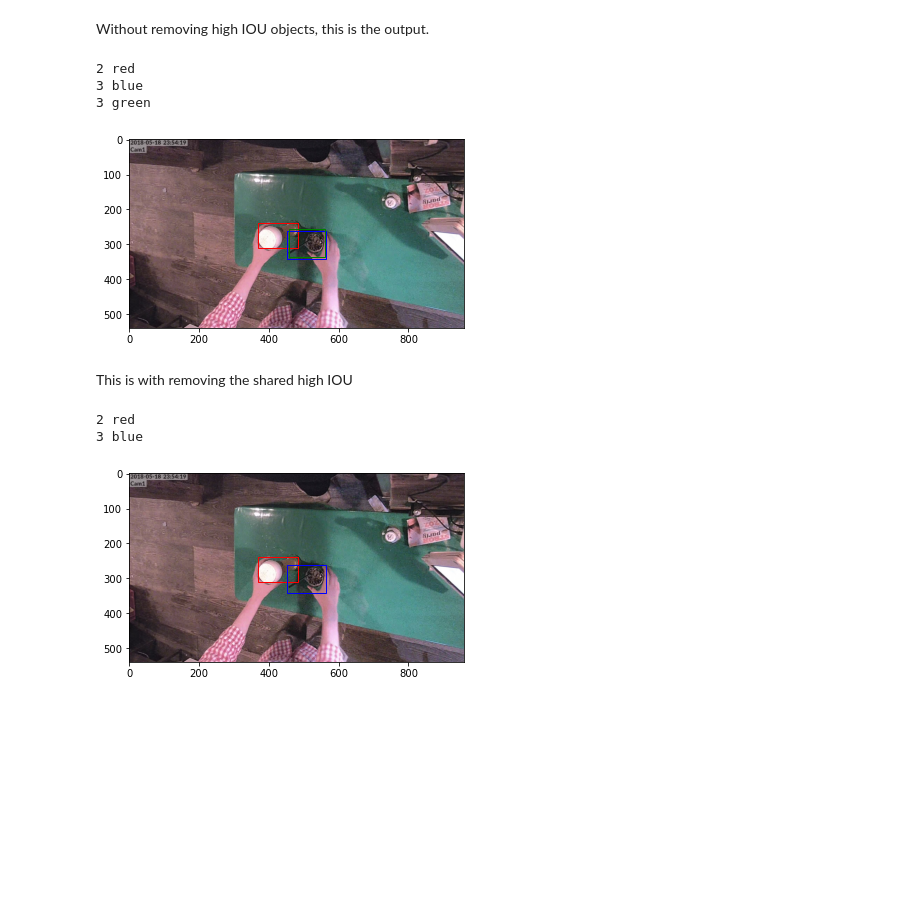
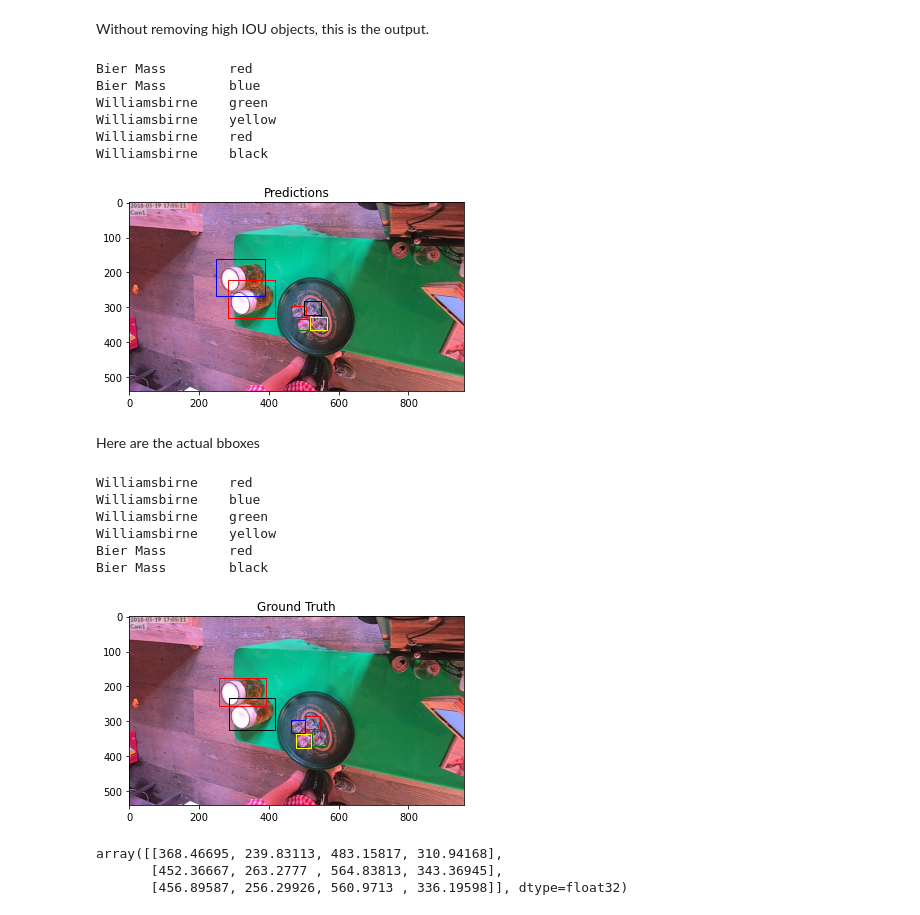
Before and after one commit to sbembry/Oktoberfest, a Jupyter notebook: code/centernet/Inference.ipynb, the cells around one changed output. Cells and saved outputs as stored; diff of their text form; code cells hidden in the pictures; blank space fills up the shorter version.

```diff
--- a/code/centernet/Inference.ipynb
+++ b/code/centernet/Inference.ipynb
@@ -22,7 +22,7 @@ def predict(image_path, model):
     out = model(img)
     return orig, out
 # %%
-image, out = predict('../../data/test/1526680458785_20.jpg', model)
+image, out = predict('../../data/test/1526742310765_20.jpg', model)
 # %%
 def remove_extra_boxes(boxes, classes):
     good_boxes, good_classes = [], []
@@ -57,28 +74,53 @@ Without removing high IOU objects, this is the output.
 # %%
 fig, ax = plt.subplots()
 ax.imshow(image)
-colors = ['red', 'blue', 'green']
+colors = ['red', 'blue', 'green', 'yellow', 'red', 'black']
 for box, c, color in zip(pred_boxes, pred_classes, colors):
-    print(int(c), color)
+    print(f'{classes_dict[int(c)]:<16} {color}')
     patch = patches.Rectangle((box[0], box[1]), box[2]-box[0], box[3]-box[1], edgecolor=color, facecolor='none')
     ax.add_patch(patch)
+ax.set_title('Predictions')
+plt.show()
 # %% [output]
-2 red
-3 blue
-3 green
+Bier Mass        red
+Bier Mass        blue
+Williamsbirne    green
+Williamsbirne    yellow
+Williamsbirne    red
+Williamsbirne    black
-[figure, old version]
+[figure, new version]
-# %% [markdown]
-This is with removing the shared high IOU
+# %% [markdown]
+Here are the actual bboxes
 # %%
-boxes, classes = remove_extra_boxes(pred_boxes, pred_classes)
+row = '1526742310765_20.jpg 6 11 1008 570 86 74 11 924 590 85 80 11 1045 658 89 82 11 956 672 84 80 1 516 350 265 164 1 568 468 269 182'
+row = row.split()
+num = int(row[1])
 fig, ax = plt.subplots()
 ax.imshow(image)
-colors = ['red', 'blue', 'green']
-for box, c, color in zip(boxes, classes, colors):
-    print(int(c), color)
+colors = ['red', 'blue', 'green', 'yellow', 'red', 'black']
+boxes = [[float(n) for n in row[i+1:i+5]] for i in range(2, 2+5*num, 5)]
+classes = [int(row[i]) for i in range(2, 2+5*num, 5)]
+for box,c, color in zip(boxes, classes, colors):
+    print(f'{classes_dict[c]:<16} {color}')
+    box[2] += box[0]
+    box[3] += box[1]
+    for i in range(4):
+        box[i] = box[i] // 2
     patch = patches.Rectangle((box[0], box[1]), box[2]-box[0], box[3]-box[1], edgecolor=color, facecolor='none')
     ax.add_patch(patch)
+ax.set_title('Ground Truth')
+plt.show()
 # %% [output]
-2 red
-3 blue
+Williamsbirne    red
+Williamsbirne    blue
+Williamsbirne    green
+Williamsbirne    yellow
+Bier Mass        red
+Bier Mass        black
-[figure, old version]
+[figure, new version]
+# %%
+boxes
+# %% [output]
+array([[368.46695, 239.83113, 483.15817, 310.94168],
+       [452.36667, 263.2777 , 564.83813, 343.36945],
+       [456.89587, 256.29926, 560.9713 , 336.19598]], dtype=float32)
```
Also changed, not shown: parts of 3 cells of this notebook, 22 other files.
